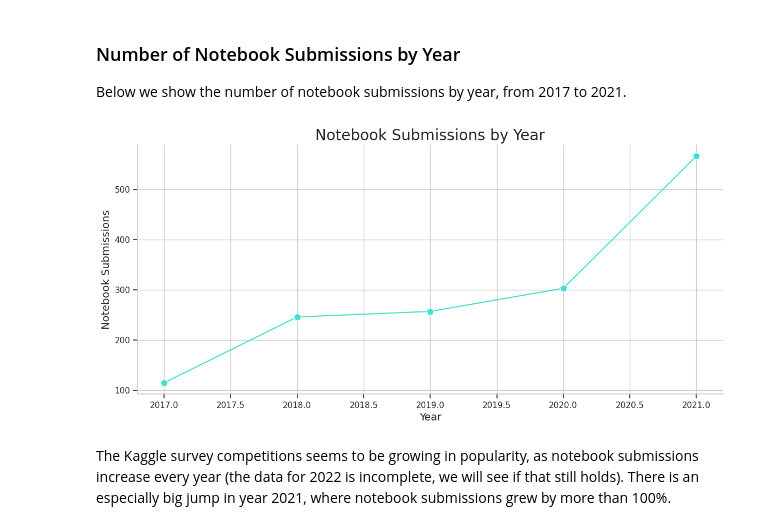
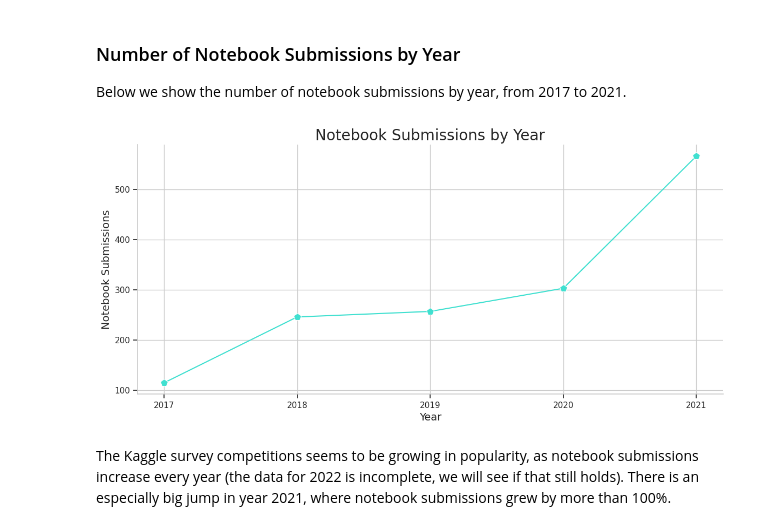
Before and after one commit to moratsam/kaggle-survey-2022, a Jupyter notebook: Kaggle_Survey_2022.ipynb, the cells around one changed output. Drawn from its saved outputs; the diff is of its cells as text; code cells hidden in the pictures.

```diff
--- a/Kaggle_Survey_2022.ipynb
+++ b/Kaggle_Survey_2022.ipynb
@@ -191,29 +191,30 @@ Below we show the number of notebook submissions by year, from 2017 to 2021.
 # %%
 # remove rows where year is 1970 or 2022.
 without_null_df = cleaned_kernels_df.loc[~cleaned_kernels_df['year'].isin([1970, 2022])]
 
 # create a count dataframe
 submissions_df = without_null_df.year.value_counts().rename('submissions_count').reset_index()
 
 # draw a lineplot
 custom_params = {"axes.spines.right": False, "axes.spines.top": False}
 sns.set_theme(style="whitegrid", rc=custom_params)
 plt.figure(figsize=(14,6))
 
 submissions_plot = sns.lineplot(data=submissions_df,
                                  x="index",
                                  y='submissions_count',
                                  color='turquoise',
                                  marker='p',
                                  markersize=10)
+submissions_plot.set_xticks(range(2017, 2022), labels=range(2017, 2022))
 plt.title('Notebook Submissions by Year',fontsize=20)
 plt.xlabel('Year', fontsize=14);
 plt.ylabel('Notebook Submissions', fontsize=14)
 plt.tick_params(bottom=True, left=True)
 
 plt.show() # TODO na abscisi so .5 oznake.
 # %% [output]
-[figure, old version]
+[figure, new version]
 # %% [markdown]
 The Kaggle survey competitions seems to be growing in popularity, as notebook submissions increase every year (the data for 2022 is incomplete, we will see if that still holds). There is an especially big jump in year 2021, where notebook submissions grew by more than 100%.
 # %% [markdown]
```
Also changed, not shown: parts of 4 cells of this notebook.
